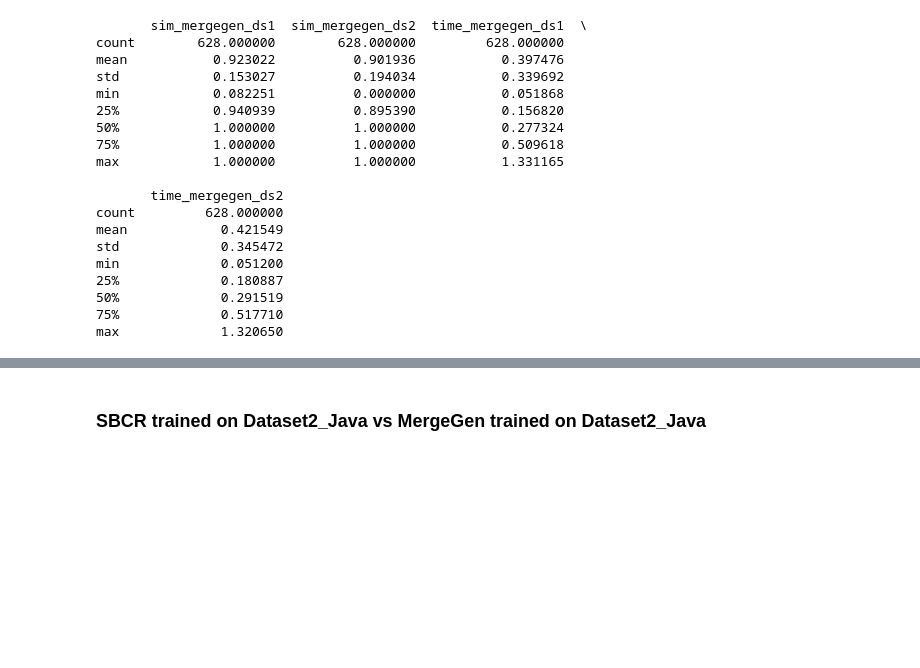
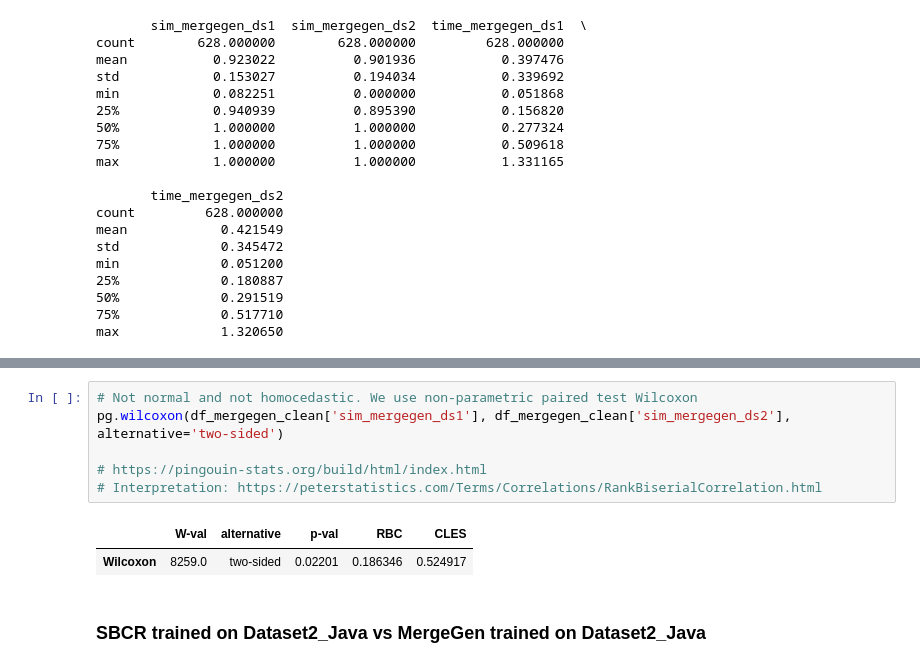
Before and after one commit to gems-uff/sbcr_study, a Jupyter notebook: analysis/RQ3/RQ3_analysis_dataset1.ipynb, the cells around one changed output, grey strips where cells are left out. Saved outputs shown, nothing was run; the diff lists cells and outputs as text; blank space fills up the shorter version.

```diff
--- a/analysis/RQ3/RQ3_analysis_dataset1.ipynb
+++ b/analysis/RQ3/RQ3_analysis_dataset1.ipynb
@@ -284,3 +322,12 @@ plt.show()
+# %%
+# Not normal and not homocedastic. We use non-parametric paired test Wilcoxon
+pg.wilcoxon(df_mergegen_clean['sim_mergegen_ds1'], df_mergegen_clean['sim_mergegen_ds2'], alternative='two-sided')
+
+# https://pingouin-stats.org/build/html/index.html
+# Interpretation: https://peterstatistics.com/Terms/Correlations/RankBiserialCorrelation.html
+# %% [output]
+|  | W-val | alternative | p-val | RBC | CLES |
+| Wilcoxon | 8259.0 | two-sided | 0.02201 | 0.186346 | 0.524917 |
 # %% [markdown]
 ### SBCR trained on Dataset2_Java vs MergeGen trained on Dataset2_Java
 # %%
```
Also changed, not shown: parts of 12 cells of this notebook, 37 other files.
